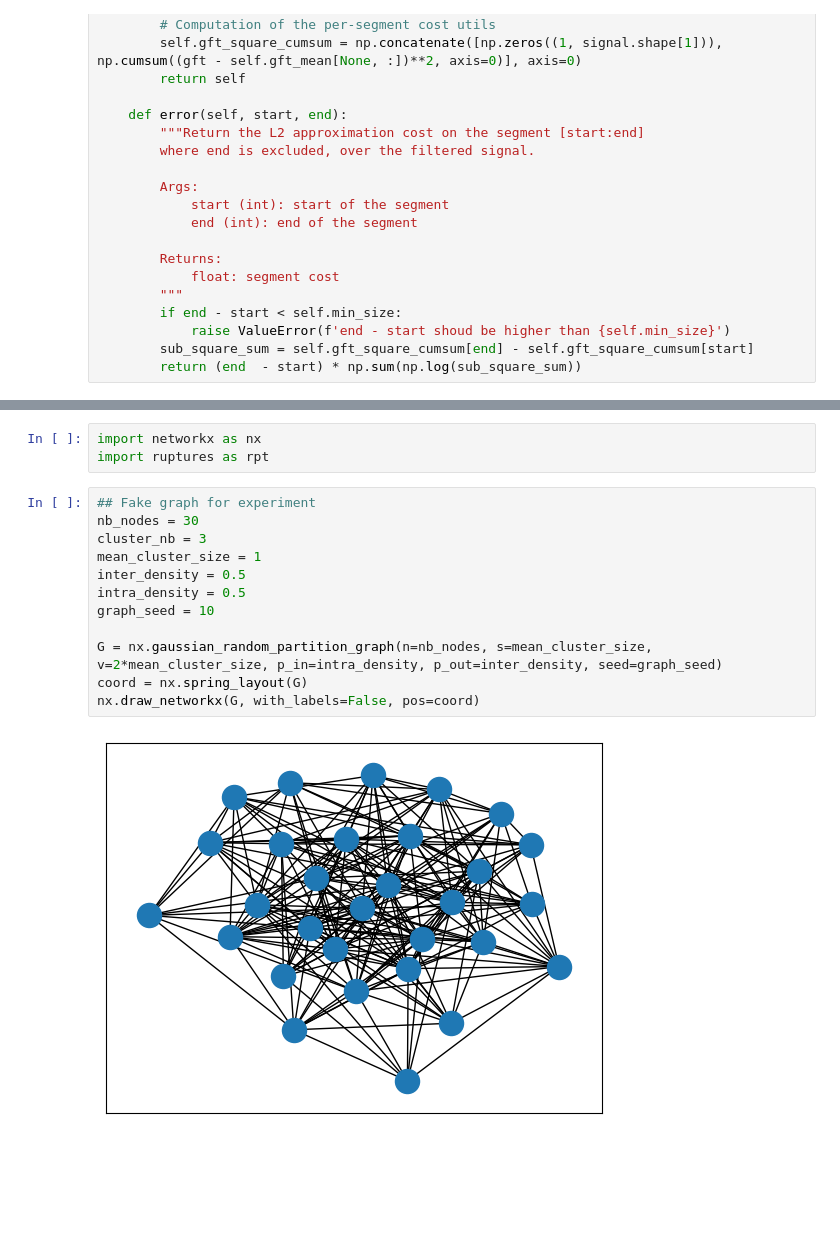
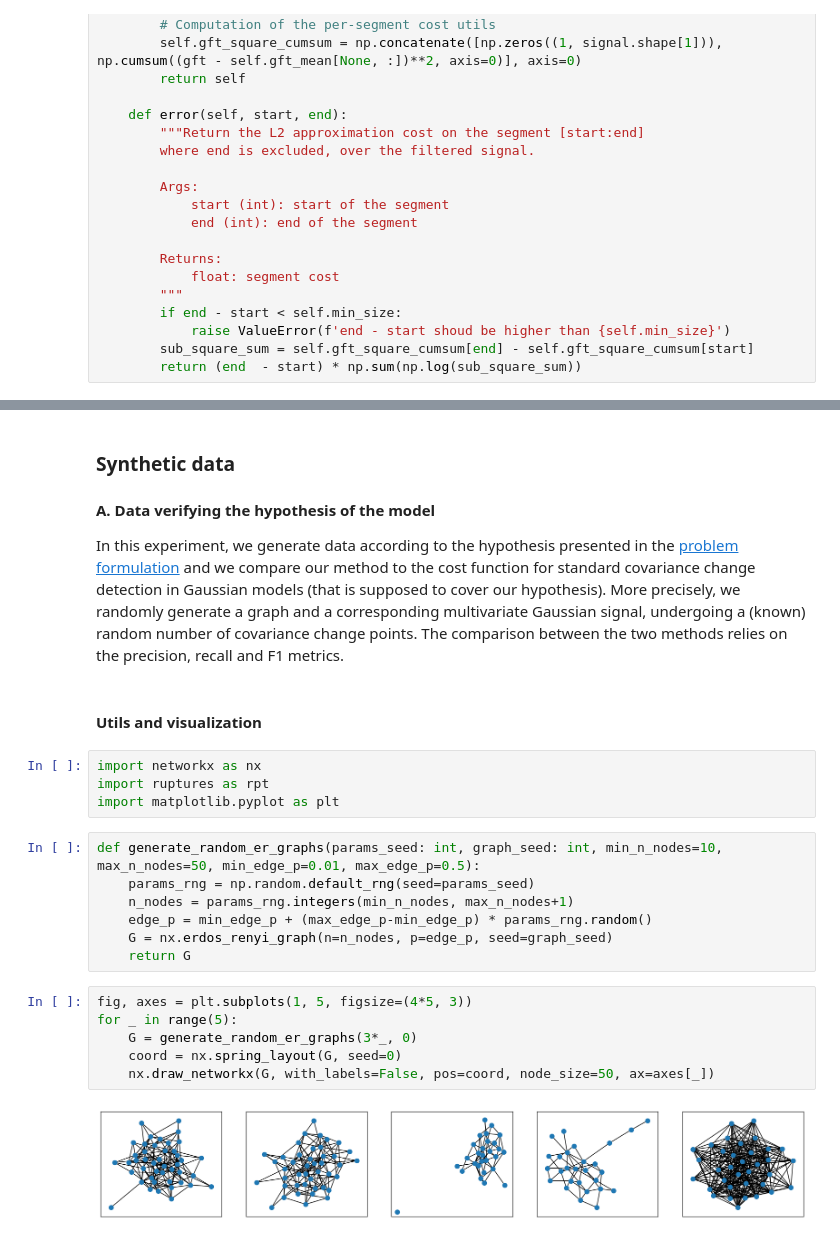
Before and after one commit to evenmatencio/graph-signals-change-point-detection, a Jupyter notebook: covariance_matrix_cpd.ipynb, the cells around one changed output, grey strips where cells are left out. Drawn from its saved outputs; the diff is of its cells as text; blank space fills up the shorter version.

Commit message:
exp in progress: random graphs

```diff
--- a/covariance_matrix_cpd.ipynb
+++ b/covariance_matrix_cpd.ipynb
@@ -118,17 +109,27 @@ signals_03, signal_headers_03, header_03 = highlevel.read_edf('data/CHB-MIT_Scal
+# %% [markdown]
+### Synthetic data
+
+#### A. Data verifying the hypothesis of the model
+
+In this experiment, we generate data according to the hypothesis presented in the [problem formulation](#problem-formulation) and we compare our method to the cost function for standard covariance change detection in Gaussian models (that is supposed to cover our hypothesis). More precisely, we randomly generate a graph and a corresponding multivariate Gaussian signal, undergoing a (known) random number of covariance change points. The comparison between the two methods relies on the precision, recall and F1 metrics.
+# %% [markdown]
+#### Utils and visualization
 # %%
 import networkx as nx
 import ruptures as rpt
+import matplotlib.pyplot as plt
-# %%
-## Fake graph for experiment
-nb_nodes = 30
-cluster_nb = 3
-mean_cluster_size = 1
-inter_density = 0.5
-intra_density = 0.5
-graph_seed = 10
-
-G = nx.gaussian_random_partition_graph(n=nb_nodes, s=mean_cluster_size, v=2*mean_cluster_size, p_in=intra_density, p_out=inter_density, seed=graph_seed)
-coord = nx.spring_layout(G)
-nx.draw_networkx(G, with_labels=False, pos=coord)
-# %% [output]
-[figure, removed]
+# %%
+def generate_random_er_graphs(params_seed: int, graph_seed: int, min_n_nodes=10, max_n_nodes=50, min_edge_p=0.01, max_edge_p=0.5):
+    params_rng = np.random.default_rng(seed=params_seed)
+    n_nodes = params_rng.integers(min_n_nodes, max_n_nodes+1)
+    edge_p = min_edge_p + (max_edge_p-min_edge_p) * params_rng.random()
+    G = nx.erdos_renyi_graph(n=n_nodes, p=edge_p, seed=graph_seed)
+    return G
+# %%
+fig, axes = plt.subplots(1, 5, figsize=(4*5, 3))
+for _ in range(5):
+    G = generate_random_er_graphs(3*_, 0)
+    coord = nx.spring_layout(G, seed=0)
+    nx.draw_networkx(G, with_labels=False, pos=coord, node_size=50, ax=axes[_])
+# %% [output]
+[figure, added]
```
Also changed, not shown: parts of 8 cells of this notebook.
